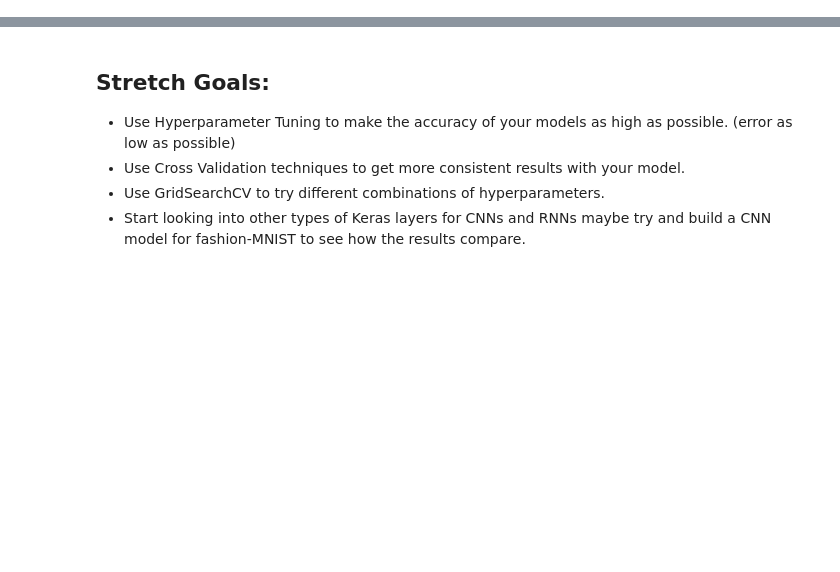
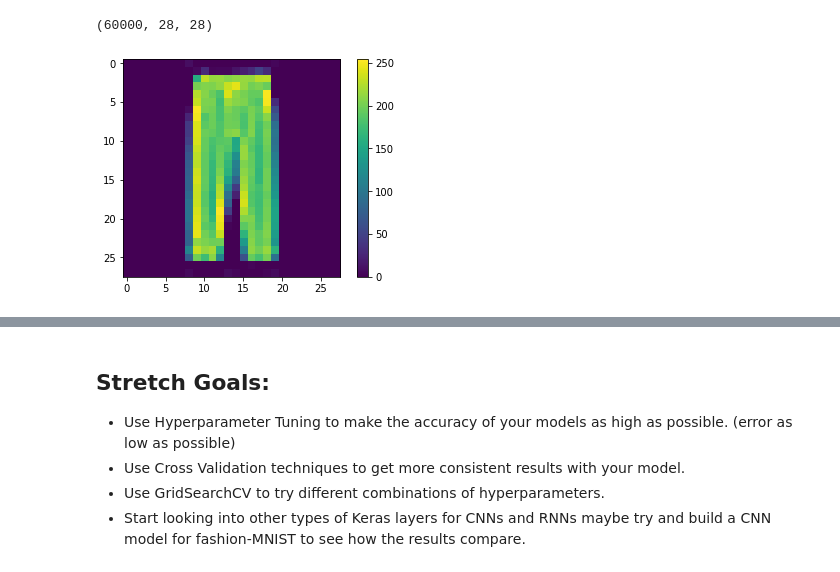
Before and after one commit to RMDircio/DS-Unit-4-Sprint-2-Neural-Networks, a Jupyter notebook: module3-Intro-to-Keras/Regina_Dircio_DSPT5_433_Keras_Assignment.ipynb, the cells around one changed output, grey strips where cells are left out. Saved outputs shown, nothing was run; the diff lists cells and outputs as text; code cells hidden in the pictures; blank space fills up the shorter version.

```diff
--- a/module3-Intro-to-Keras/Regina_Dircio_DSPT5_433_Keras_Assignment.ipynb
+++ b/module3-Intro-to-Keras/Regina_Dircio_DSPT5_433_Keras_Assignment.ipynb
@@ -39,0 +206,4 @@ from tensorflow.keras.datasets import Boston
+# %%
+fashion_mnist = keras.datasets.fashion_mnist
+
+(train_images, train_labels), (test_images, test_labels) = fashion_mnist.load_data()
@@ -39,0 +222,13 @@ from tensorflow.keras.datasets import Boston
+# %%
+train_images.shape
+# %% [output]
+(60000, 28, 28)
+# %%
+# look at an image - pixels range from 0-255
+plt.figure()
+plt.imshow(train_images[21])
+plt.colorbar()
+plt.grid(False)
+plt.show()
+# %% [output]
+[figure, added]
```
Also changed, not shown: parts of 24 cells of this notebook.
